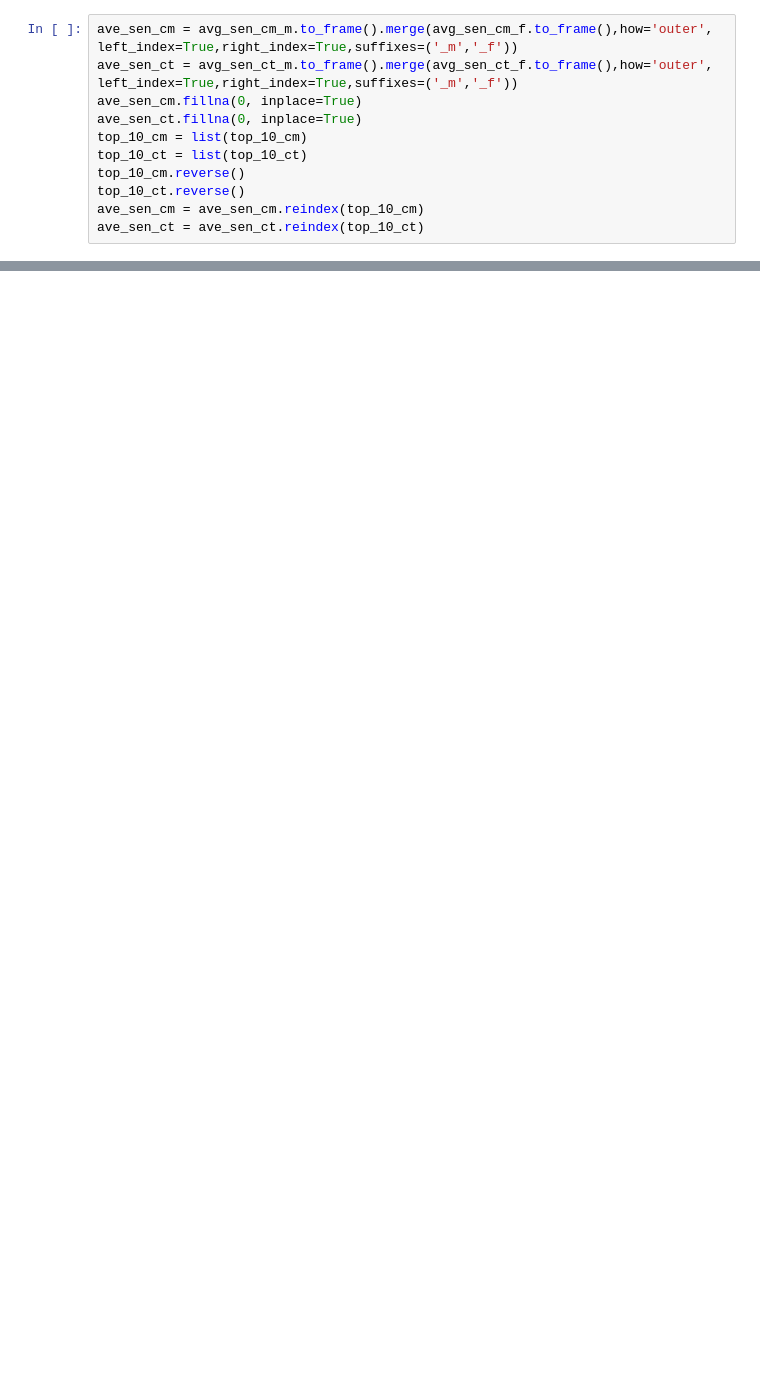
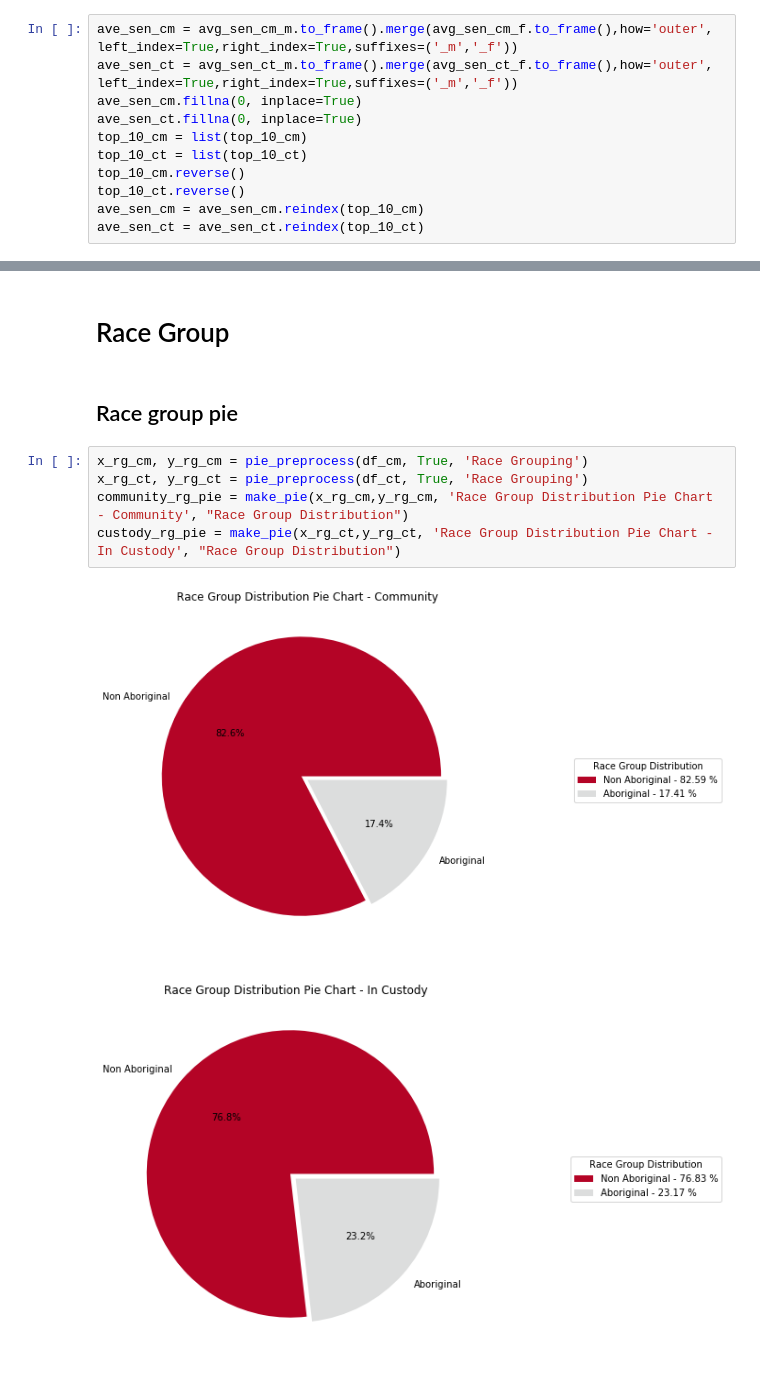
Before and after one commit to jdkipfer/CP321-Project, a Jupyter notebook: Race.ipynb, the cells around one changed output, grey strips where cells are left out. Saved outputs shown, nothing was run; the diff lists cells and outputs as text; blank space fills up the shorter version.

```diff
--- a/Race.ipynb
+++ b/Race.ipynb
@@ -132,0 +176,12 @@ Text(0, 0.5, 'Sentence (days)')
+# %% [markdown]
+# Race Group
+# %% [markdown]
+## Race group pie
+# %%
+x_rg_cm, y_rg_cm = pie_preprocess(df_cm, True, 'Race Grouping')
+x_rg_ct, y_rg_ct = pie_preprocess(df_ct, True, 'Race Grouping')
+community_rg_pie = make_pie(x_rg_cm,y_rg_cm, 'Race Group Distribution Pie Chart - Community', "Race Group Distribution")
+custody_rg_pie = make_pie(x_rg_ct,y_rg_ct, 'Race Group Distribution Pie Chart - In Custody', "Race Group Distribution")
+# %% [output]
+[figure, added]
+[figure, added]
```
Also changed, not shown: parts of 17 cells of this notebook.
